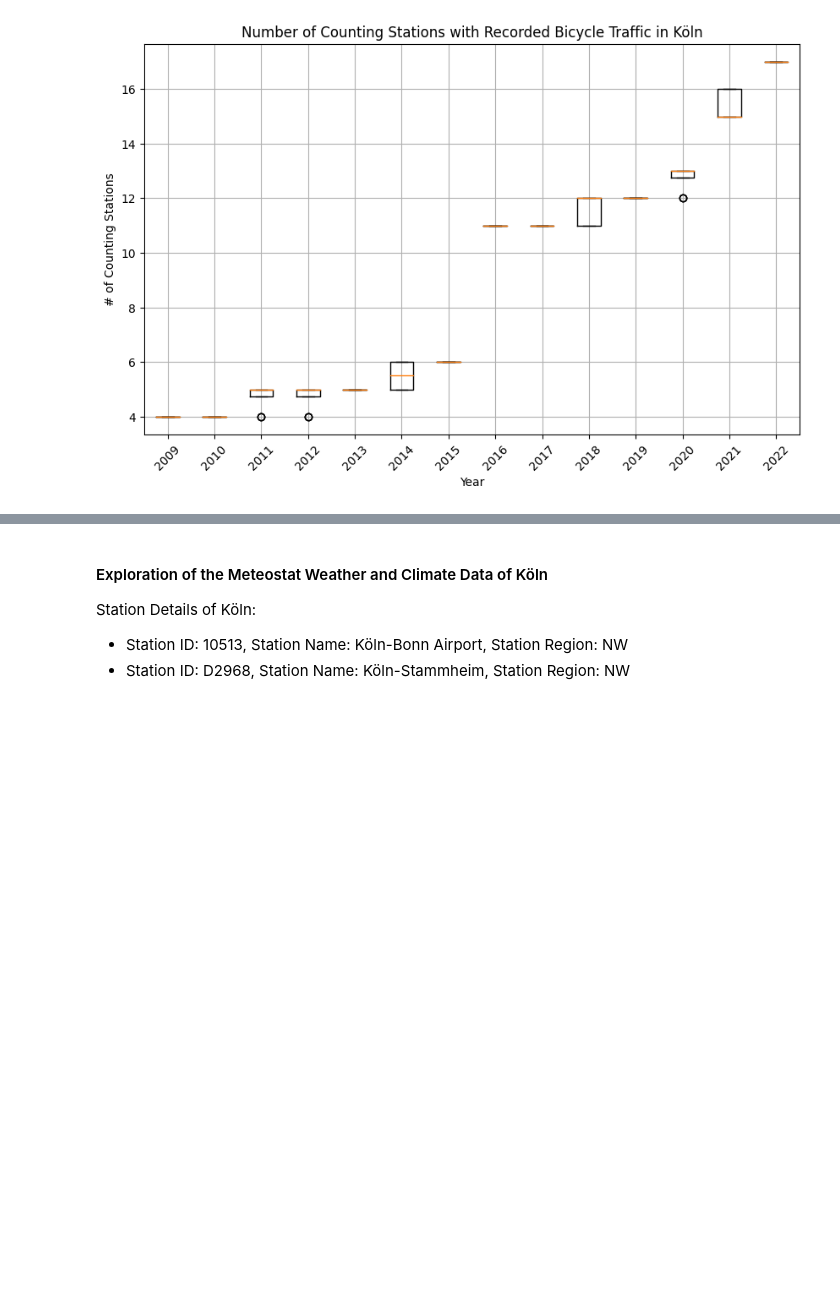
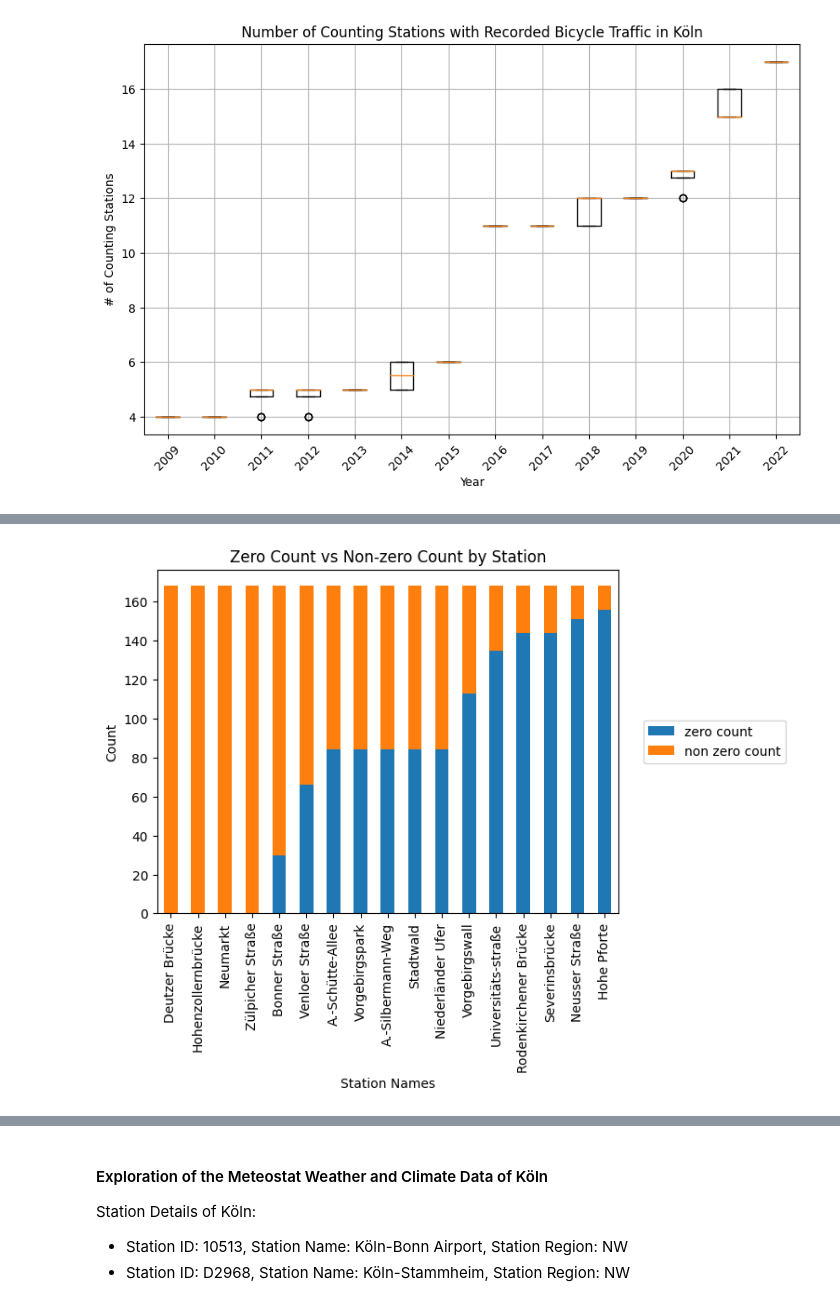
Before and after one commit to sujitdebnath/fau-data-engineering-ss23, a Jupyter notebook: project/report.ipynb, the cells around one changed output, grey strips where cells are left out. Cells and saved outputs as stored; diff of their text form; code cells hidden in the pictures; blank space fills up the shorter version.

```diff
--- a/project/report.ipynb
+++ b/project/report.ipynb
@@ -219,0 +234,23 @@ plt.show()
+# %%
+station_names = bicycle_traffic_df.columns[1:]
+result_df = pd.DataFrame(columns=['station name', 'zero count', 'non zero count'])
+
+for station_name in station_names:
+    zero_count = (bicycle_traffic_df[station_name] == 0).sum()
+    non_zero_count = (bicycle_traffic_df[station_name] != 0).sum()
+    result_df.loc[len(result_df)] = [station_name, zero_count, non_zero_count]
+
+result_df.set_index('station name', inplace=True)
+
+# Create and customize the stacked bar chart
+result_df.plot.bar(stacked=True)
+
+# Customize the chart labels and title
+plt.title('Zero Count vs Non-zero Count by Station')
+plt.xlabel('Station Names')
+plt.ylabel('Count')
+plt.legend(bbox_to_anchor=(1.04, 0.5), loc="center left")
+
+plt.show()
+# %% [output]
+[figure, added]
```
Also changed, not shown: parts of 8 cells of this notebook, 1 other file.
